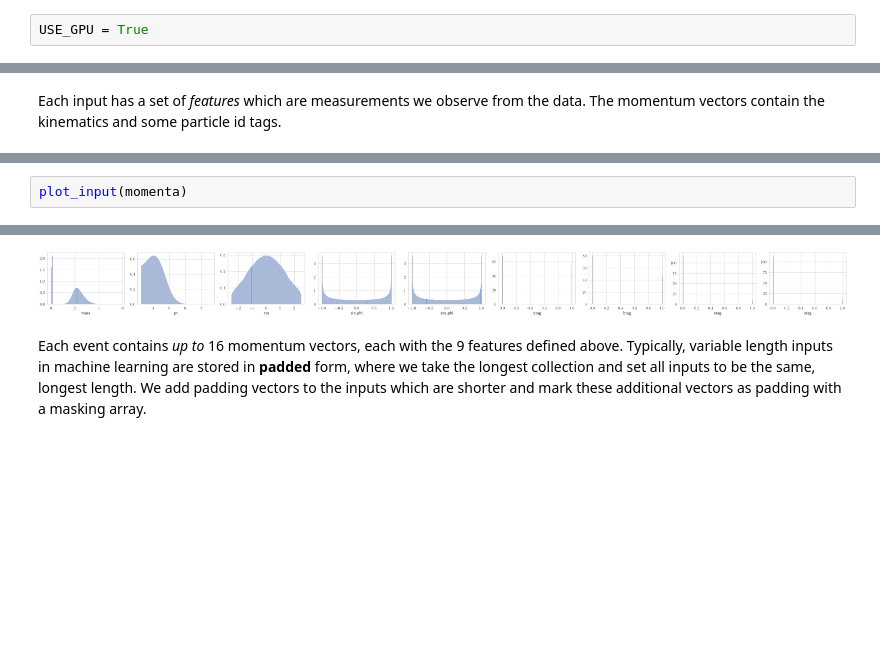
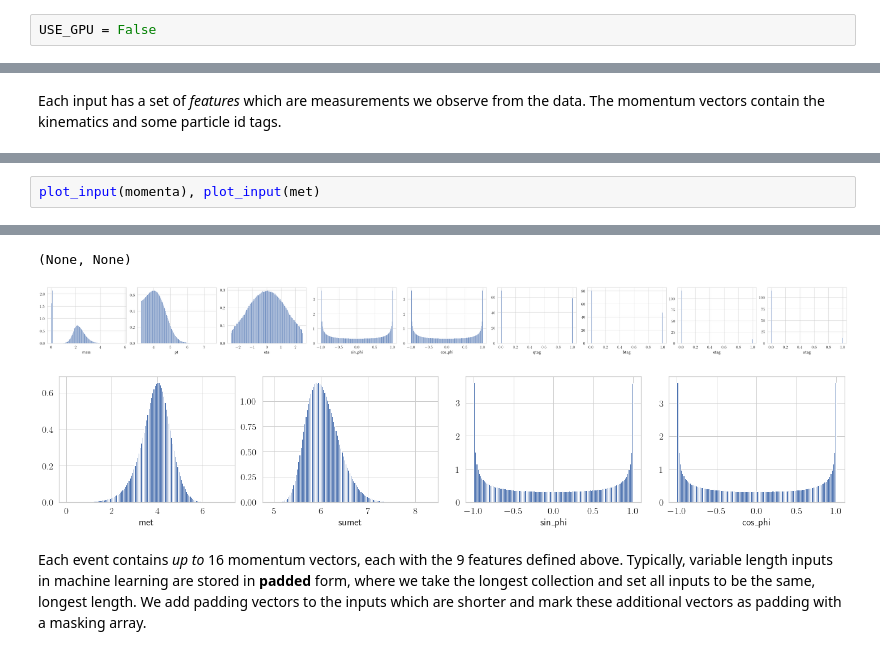
Before and after one commit to pnnoc/IRIS-HEP, a Jupyter notebook: Demo.ipynb, the cells around one changed output, grey strips where cells are left out. Drawn from its saved outputs; the diff is of its cells as text; blank space fills up the shorter version.

```diff
--- a/Demo.ipynb
+++ b/Demo.ipynb
@@ -29,5 +20,5 @@ ModuleNotFoundError: No module named 'spanet'
 # %%
-USE_GPU = True
+USE_GPU = False
 # %% [markdown]
 # Load Options
 Deep Learning typically has many hyper-parameters that define the structure of the neural network or the training dynamics. Here we load a set of parameters for our network. These values were determined through a tuning procedure we do not cover here. Most libraries define a good set of starting parameters, which typically only need a few changes for specific problems. We highlight a couple of important hyper-parameters.
@@ -119,4 +116,4 @@ momenta.input_features
 )
 # %%
-plot_input(momenta)
+plot_input(momenta), plot_input(met)
 # %% [output]
@@ -124,4 +120,6 @@ plot_input(momenta)
+(None, None)
-[figure, old version]
+[figure, new version]
+[figure, added]
 # %% [markdown]
 Each event contains *up to* 16 momentum vectors, each with the 9 features defined above.  Typically, variable length inputs in machine learning are stored in **padded** form, where we take the longest collection and set all inputs to be the same, longest length. We add padding vectors to the inputs which are shorter and mark these additional vectors as padding with a masking array.
 # %%
```
Also changed, not shown: parts of 29 cells of this notebook, 1 other file.
